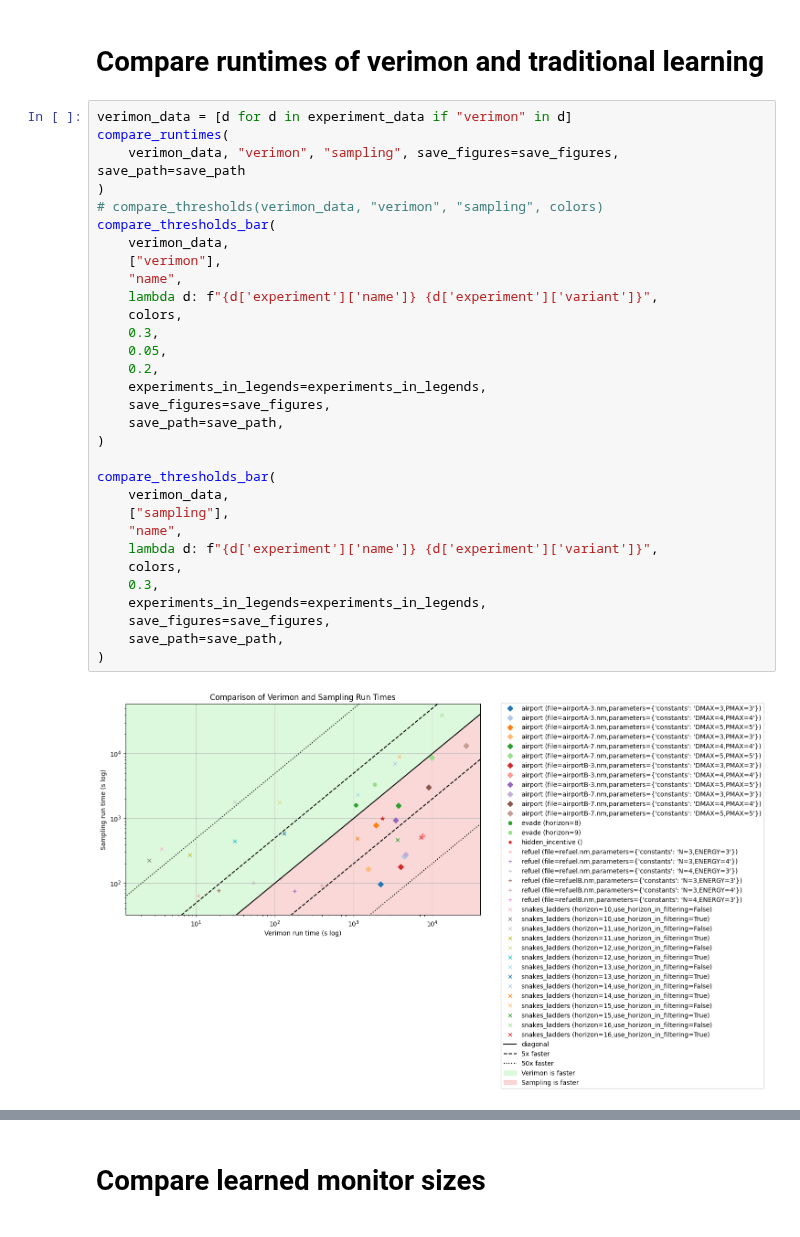
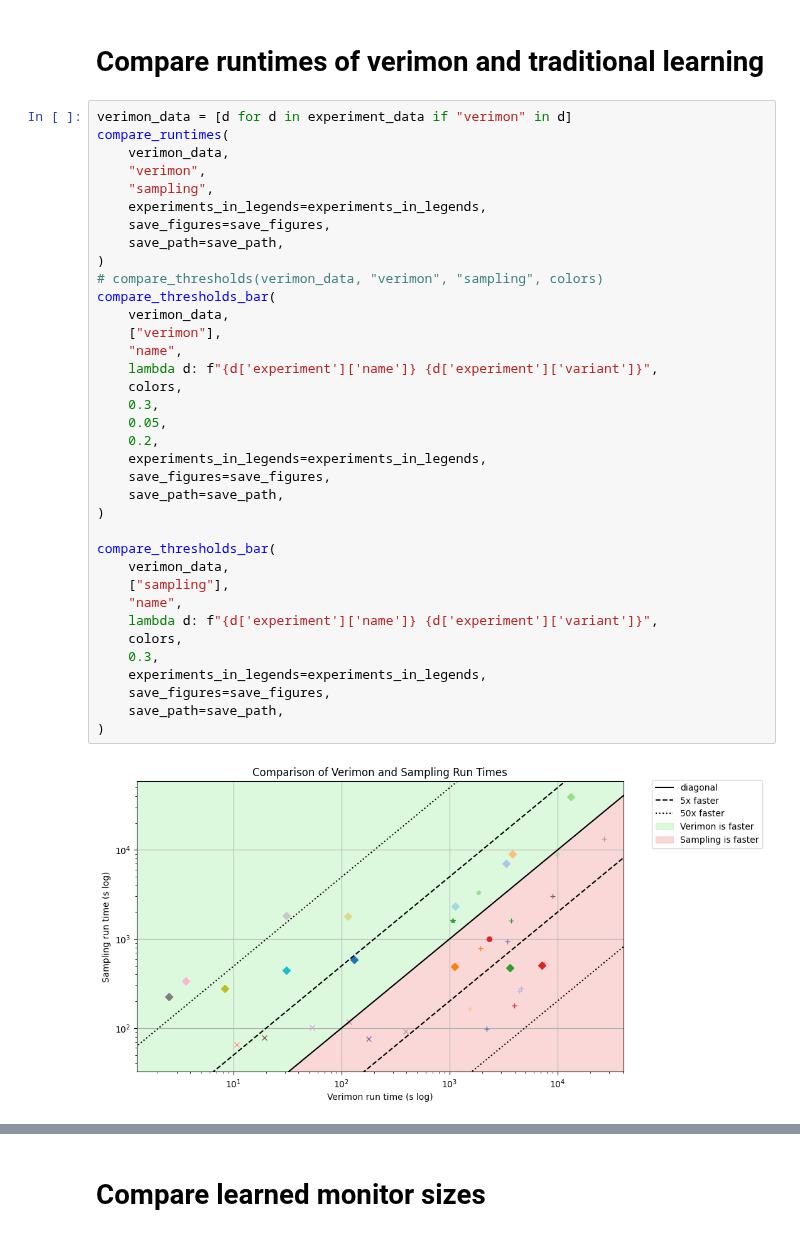
Before and after one commit to lukovdm/monitor-conformence, a Jupyter notebook: notebooks/Analysis.ipynb, the cells around one changed output, grey strips where cells are left out. Cells and saved outputs as stored; diff of their text form.

Commit message:
New figures

```diff
--- a/notebooks/Analysis.ipynb
+++ b/notebooks/Analysis.ipynb
@@ -73,33 +73,38 @@ plt.show()
 # %%
 verimon_data = [d for d in experiment_data if "verimon" in d]
 compare_runtimes(
-    verimon_data, "verimon", "sampling", save_figures=save_figures, save_path=save_path
+    verimon_data,
+    "verimon",
+    "sampling",
+    experiments_in_legends=experiments_in_legends,
+    save_figures=save_figures,
+    save_path=save_path,
 )
 # compare_thresholds(verimon_data, "verimon", "sampling", colors)
 compare_thresholds_bar(
     verimon_data,
     ["verimon"],
     "name",
     lambda d: f"{d['experiment']['name']} {d['experiment']['variant']}",
     colors,
     0.3,
     0.05,
     0.2,
     experiments_in_legends=experiments_in_legends,
     save_figures=save_figures,
     save_path=save_path,
 )
 
 compare_thresholds_bar(
     verimon_data,
     ["sampling"],
     "name",
     lambda d: f"{d['experiment']['name']} {d['experiment']['variant']}",
     colors,
     0.3,
     experiments_in_legends=experiments_in_legends,
     save_figures=save_figures,
     save_path=save_path,
 )
 # %% [output]
-[figure, old version]
+[figure, new version]
```
Also changed, not shown: parts of 4 cells of this notebook, 6 other files.
